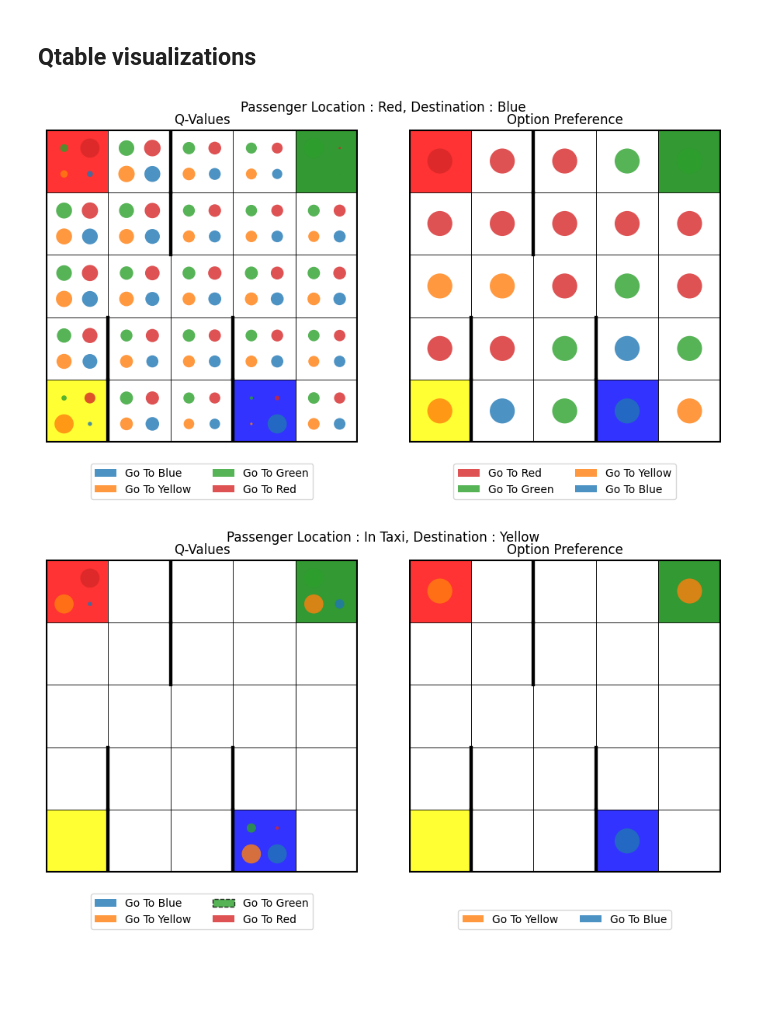
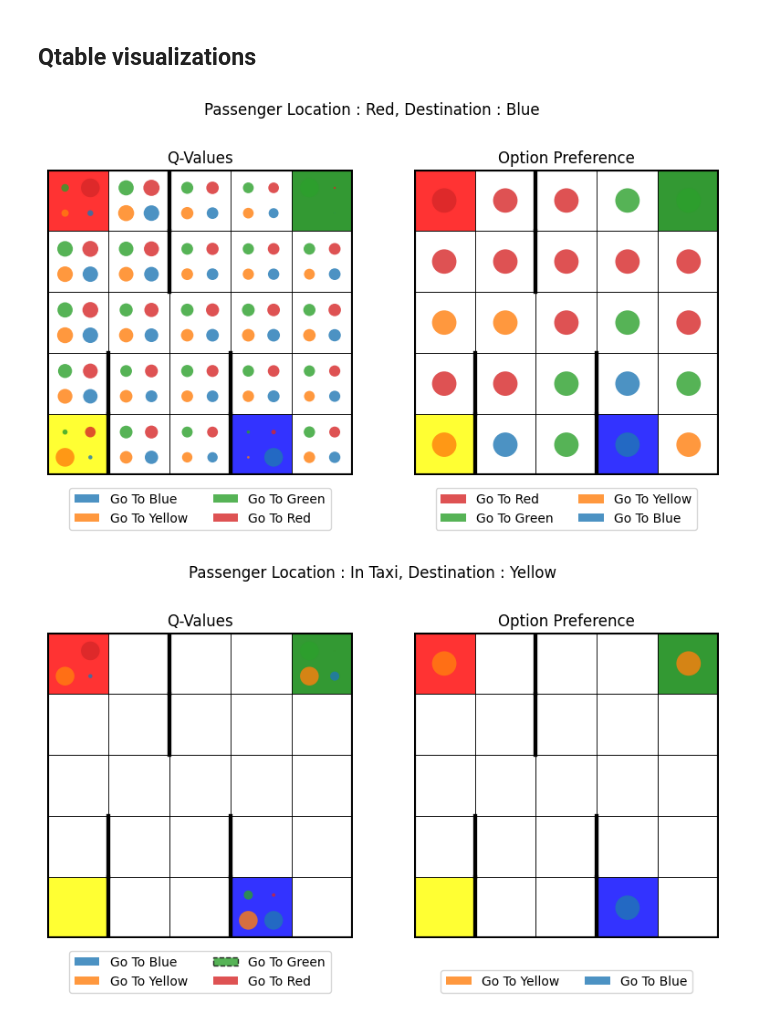
Before and after one commit to JG-0212/DA6400_RL_PA3, a Jupyter notebook: visualizations.ipynb, the cells around one changed output. Saved outputs shown, nothing was run; the diff lists cells and outputs as text; code cells hidden in the pictures; blank space fills up the shorter version.

Commit message:
Visualization and Plots

```diff
--- a/visualizations.ipynb
+++ b/visualizations.ipynb
@@ -226,33 +226,33 @@ def vis2(state, Qtable, option_labels=None, color_offset=0):
     axs[1].set_ylim(0, 5)
     axs[1].set_aspect("equal")
     axs[1].set_title("Option Preference")
     axs[1].axis("off")
 
     plt.gca().invert_yaxis()
-    plt.tight_layout()
+    # plt.tight_layout()
 
 ## SMDP
 vis2(tu.encode_env_state(3, 3, tu.RED, tu.BLUE), qtables["smdp-option1"], option1_labels, color_offset=0)
 plt.savefig("backups/smdp_option_set_1_p1.png")
 vis2(tu.encode_env_state(3, 3, tu.IN_TAXI, tu.YELLOW), qtables["smdp-option1"], option1_labels, color_offset=0)
 plt.savefig("backups/smdp_option_set_1_p2.png")
 
 vis2(tu.encode_env_state(3, 3, tu.YELLOW, tu.GREEN), qtables["smdp-option2"], option2_labels, color_offset=8)
 plt.savefig("backups/smdp_option_set_2_p1.png")
 vis2(tu.encode_env_state(3, 3, tu.IN_TAXI, tu.RED), qtables["smdp-option2"], option2_labels, color_offset=8)
 plt.savefig("backups/smdp_option_set_2_p2.png")
 
 
 ## Intraoption
 vis2(tu.encode_env_state(3, 3, tu.RED, tu.BLUE), qtables["intraoption-option1"], option1_labels, color_offset=0)
 plt.savefig("backups/intraoption_option_set_1_p1.png")
 vis2(tu.encode_env_state(3, 3, tu.IN_TAXI, tu.YELLOW), qtables["intraoption-option1"], option1_labels, color_offset=0)
 plt.savefig("backups/intraoption_option_set_1_p2.png")
 
 vis2(tu.encode_env_state(3, 3, tu.YELLOW, tu.GREEN), qtables["intraoption-option2"], option2_labels, color_offset=8)
 plt.savefig("backups/intraoption_option_set_2_p1.png")
 vis2(tu.encode_env_state(3, 3, tu.IN_TAXI, tu.RED), qtables["intraoption-option2"], option2_labels, color_offset=8)
 plt.savefig("backups/intraoption_option_set_2_p2.png")
 # %% [output]
-[figure, old version]
+[figure, new version]
-[figure, old version]
+[figure, new version]
```
Also changed, not shown: parts of 1 cell of this notebook.
